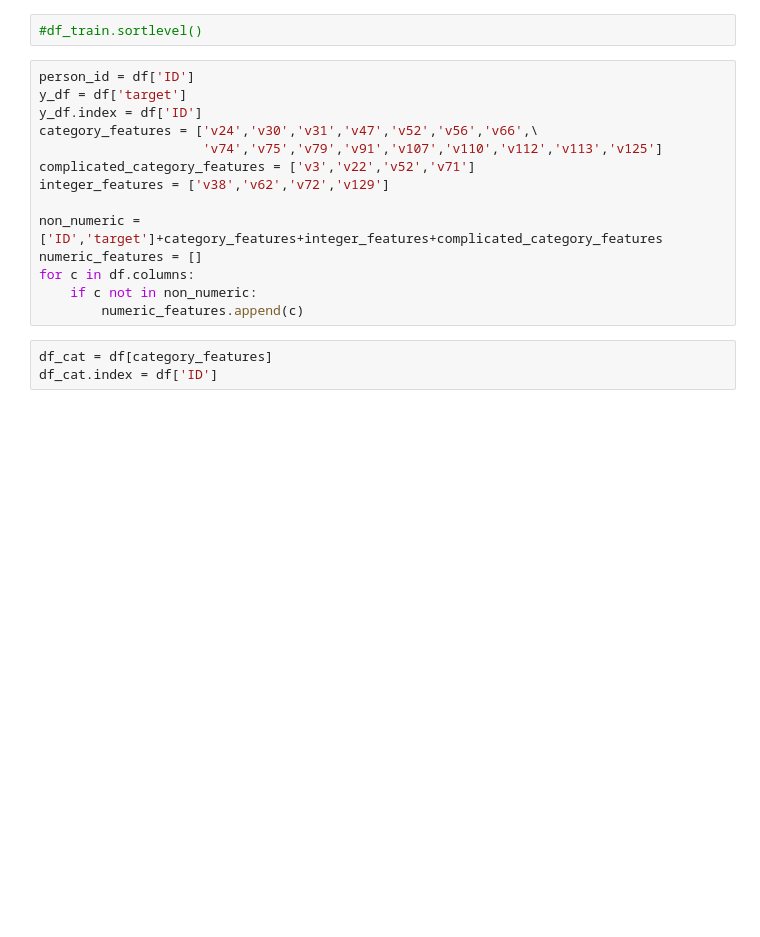
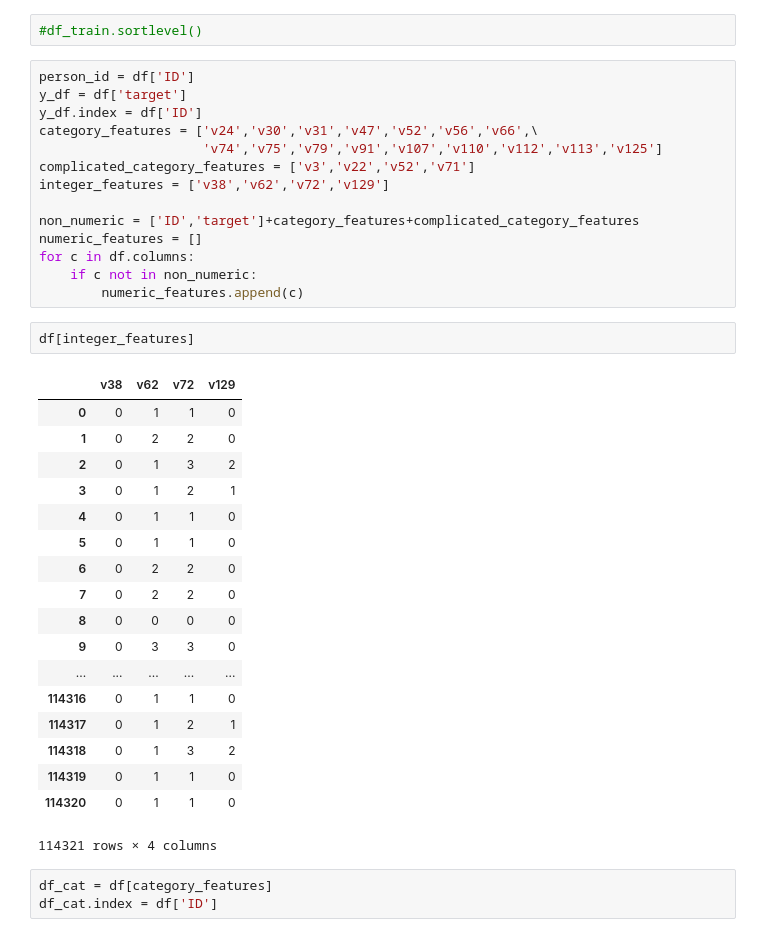
Before and after one commit to davidwilkinson/kaggle_hackathon_march2016, a Jupyter notebook: dmw_modelv1.ipynb, the cells around one changed output. Saved outputs shown, nothing was run; the diff lists cells and outputs as text; blank space fills up the shorter version.

```diff
--- a/dmw_modelv1.ipynb
+++ b/dmw_modelv1.ipynb
@@ -24,11 +24,32 @@ category_features = ['v24','v30','v31','v47','v52','v56','v66',\
 complicated_category_features = ['v3','v22','v52','v71']
 integer_features = ['v38','v62','v72','v129']
 
-non_numeric = ['ID','target']+category_features+integer_features+complicated_category_features
+non_numeric = ['ID','target']+category_features+complicated_category_features
 numeric_features = []
 for c in df.columns:
     if c not in non_numeric:
         numeric_features.append(c)
+# %%
+df[integer_features]
+# %% [output]
+|  | v38 | v62 | v72 | v129 |
+| 0 | 0 | 1 | 1 | 0 |
+| 1 | 0 | 2 | 2 | 0 |
+| 2 | 0 | 1 | 3 | 2 |
+| 3 | 0 | 1 | 2 | 1 |
+| 4 | 0 | 1 | 1 | 0 |
+| 5 | 0 | 1 | 1 | 0 |
+| 6 | 0 | 2 | 2 | 0 |
+| 7 | 0 | 2 | 2 | 0 |
+| 8 | 0 | 0 | 0 | 0 |
+| 9 | 0 | 3 | 3 | 0 |
+| ... | ... | ... | ... | ... |
+| 114316 | 0 | 1 | 1 | 0 |
+| 114317 | 0 | 1 | 2 | 1 |
+| 114318 | 0 | 1 | 3 | 2 |
+| 114319 | 0 | 1 | 1 | 0 |
+| 114320 | 0 | 1 | 1 | 0 |
+114321 rows × 4 columns
 # %%
 df_cat = df[category_features]
 df_cat.index = df['ID']
```
Also changed, not shown: parts of 6 cells of this notebook.
